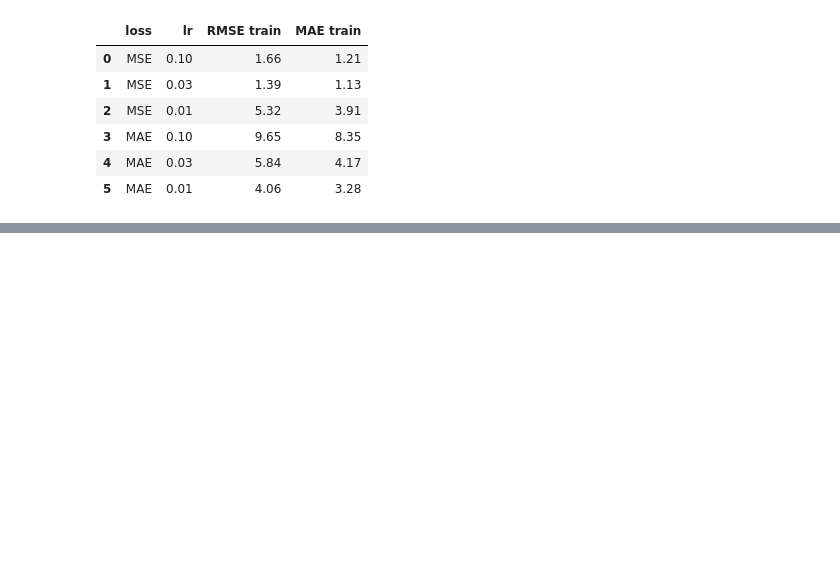
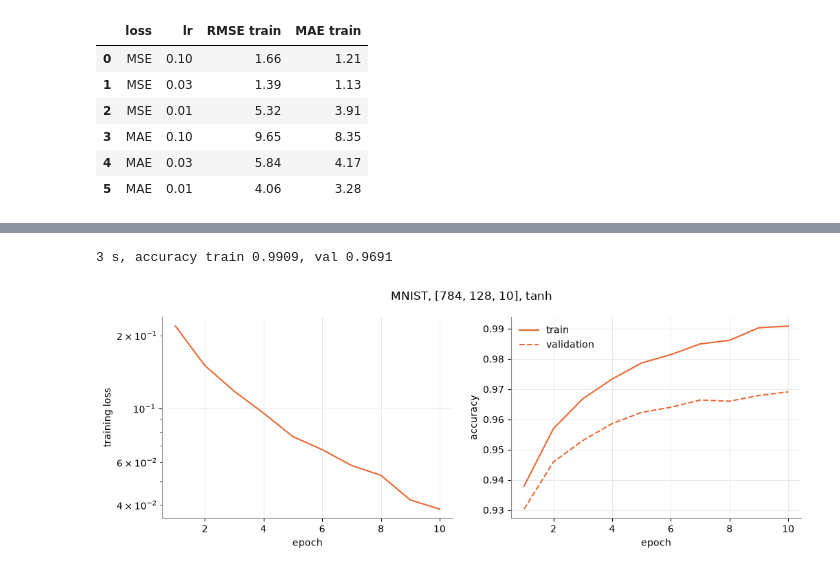
Before and after one commit to YouRekt/NeuralNetworks, a Jupyter notebook: Projekt1.ipynb, the cells around one changed output, grey strips where cells are left out. Saved outputs shown, nothing was run; the diff lists cells and outputs as text; code cells hidden in the pictures; blank space fills up the shorter version.

```diff
--- a/Projekt1.ipynb
+++ b/Projekt1.ipynb
@@ -603,0 +642,31 @@ display(lr_table.round(2))
+# %%
+EPOCHS_MNIST = 10
+
+
+def train_mnist(hidden, activation, seed=0, epochs=EPOCHS_MNIST, lr=LR, batch=BATCH):
+    net = MLP([784, *hidden, 10], activation, softmax, cross_entropy, seed)
+    history = {"loss": [], "accuracy train": [], "accuracy val": []}
+    for _ in range(epochs):
+        history["loss"] += net.train(mnist["X_train"], mnist["Y_train"], 1, lr, batch)["loss"]
+        history["accuracy train"].append(accuracy(net, mnist["X_train"], mnist["Y_train"]))
+        history["accuracy val"].append(accuracy(net, mnist["X_val"], mnist["Y_val"]))
+    return net, history
+# %%
+start = time.time()
+net, history = train_mnist([128], tanh)
+print(f"{time.time() - start:.0f} s, accuracy train {history['accuracy train'][-1]:.4f}, val {history['accuracy val'][-1]:.4f}")
+
+epochs = np.arange(1, EPOCHS_MNIST + 1)
+fig, axes = plt.subplots(1, 2, figsize=(12, 3.8))
+plot_loss(axes[0], history, color=ACT_COLORS["tanh"])
+axes[1].plot(epochs, history["accuracy train"], c=ACT_COLORS["tanh"], label="train")
+axes[1].plot(epochs, history["accuracy val"], c=ACT_COLORS["tanh"], ls="--", label="validation")
+axes[1].set_xlabel("epoch")
+axes[1].set_ylabel("accuracy")
+axes[1].legend()
+fig.suptitle("MNIST, [784, 128, 10], tanh")
+fig.savefig("figures/mnist_first.png")
+plt.show()
+# %% [output]
+3 s, accuracy train 0.9909, val 0.9691
+[figure, added]
```
Also changed, not shown: parts of 13 cells of this notebook, 2 other files.
